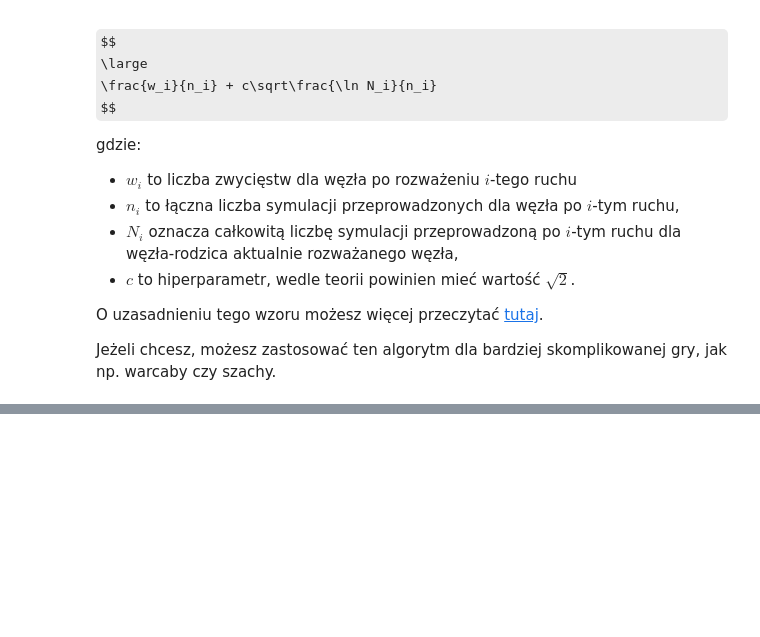
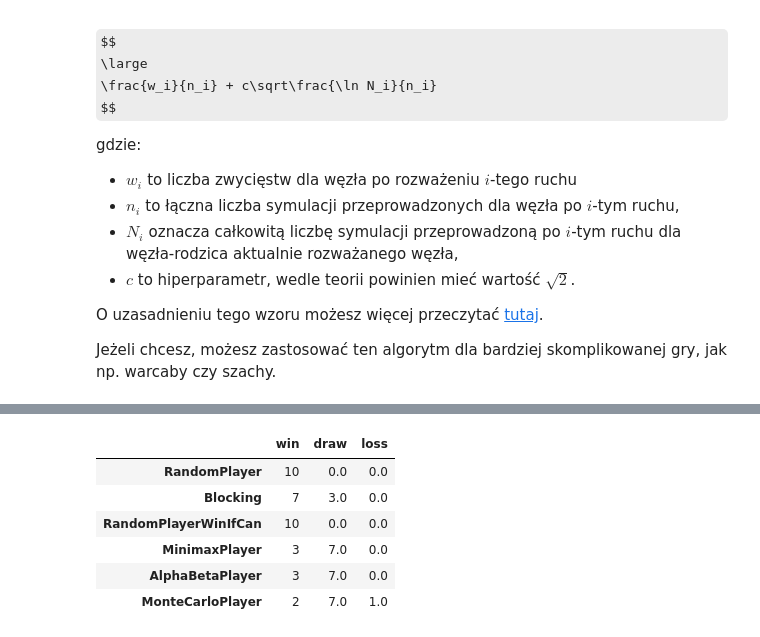
Before and after one commit to Bartol0220/Podstawy-sztucznej-inteligencji, a Jupyter notebook: lab6/lab_6.ipynb, the cells around one changed output, grey strips where cells are left out. Cells and saved outputs as stored; diff of their text form; code cells hidden in the pictures; some formulas as TeX source; blank space fills up the shorter version.

```diff
--- a/lab6/lab_6.ipynb
+++ b/lab6/lab_6.ipynb
@@ -849,3 +846,6 @@ gdzie:
 O uzasadnieniu tego wzoru możesz więcej przeczytać [tutaj](https://en.wikipedia.org/wiki/Monte_Carlo_tree_search#Exploration_and_exploitation).
 
 Jeżeli chcesz, możesz zastosować ten algorytm dla bardziej skomplikowanej gry, jak np. warcaby czy szachy.
+# %%
+def UCT(wi, ni, N):
+    return float('inf') if ni == 0 else wi/ni + np.sqrt(2 * np.log(N) / ni)
@@ -851,0 +985,9 @@ Jeżeli chcesz, możesz zastosować ten algorytm dla bardziej skomplikowanej gry
+# %%
+class FullMonteCarloPlayer(PlayerInterface):
+    def move(self, board, player):
+        move = mcts(board, player, 500)
+        board[move] = player
+# %%
+%%time
+game = TicTacToe(FullMonteCarloPlayer(), MinimaxPlayer(), SIZE)
+game.play()
@@ -851,0 +1022,20 @@ Jeżeli chcesz, możesz zastosować ten algorytm dla bardziej skomplikowanej gry
+# %%
+%%time
+
+number_of_rounds = 10
+players = [
+    RandomPlayer(),
+    Blocking(),
+    RandomPlayerWinIfCan(),
+    MinimaxPlayer(),
+    AlphaBetaPlayer(),
+    MonteCarloPlayer(),
+]
+scores = defaultdict(lambda: defaultdict(int))
+
+for player in players:
+    for i in range(number_of_rounds):
+        game = TicTacToe(FullMonteCarloPlayer(), player, SIZE)
+        score = game.play(False)
+        # print("player name {} adversary name {} score {} ".format(player.name, adversary.name, score))
+        scores[player.name][score] += 1
@@ -851,0 +1045,11 @@ Jeżeli chcesz, możesz zastosować ten algorytm dla bardziej skomplikowanej gry
+# %%
+df = pd.DataFrame.from_dict(scores, orient="index").fillna(0)
+display(df)
+# %% [output]
+|  | win | draw | loss |
+| RandomPlayer | 10 | 0.0 | 0.0 |
+| Blocking | 7 | 3.0 | 0.0 |
+| RandomPlayerWinIfCan | 10 | 0.0 | 0.0 |
+| MinimaxPlayer | 3 | 7.0 | 0.0 |
+| AlphaBetaPlayer | 3 | 7.0 | 0.0 |
+| MonteCarloPlayer | 2 | 7.0 | 1.0 |
```
Also changed, not shown: parts of 13 cells of this notebook.
